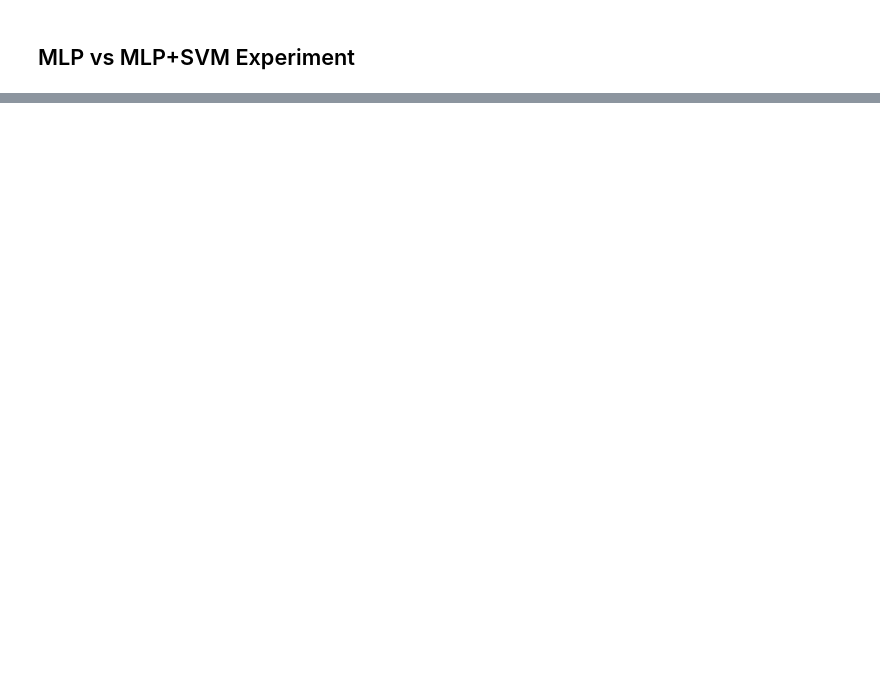
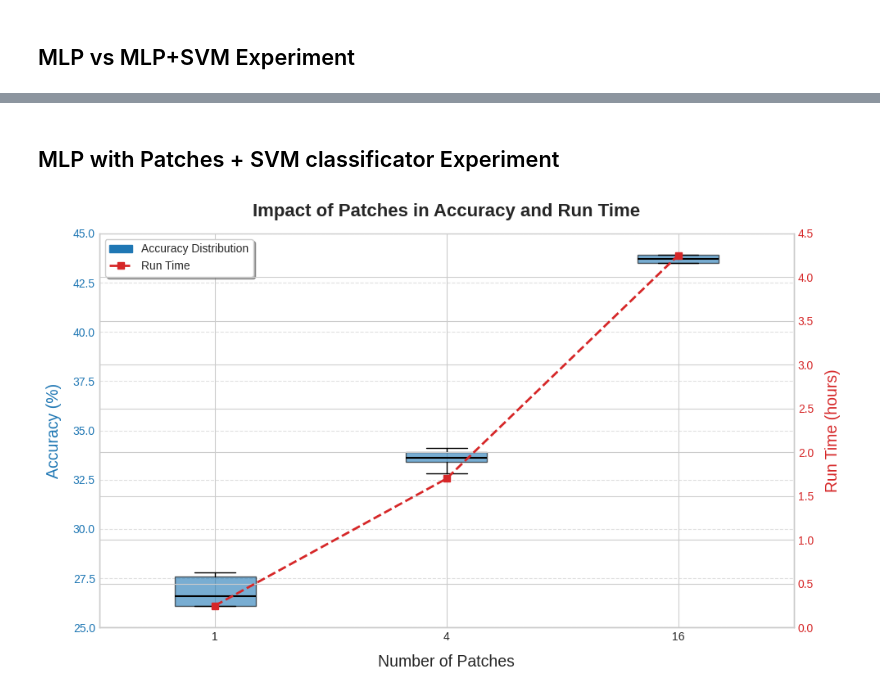
Before and after one commit to MCV-C3/project-5, a Jupyter notebook: Week2/plots.ipynb, the cells around one changed output, grey strips where cells are left out. Saved outputs shown, nothing was run; the diff lists cells and outputs as text; code cells hidden in the pictures; blank space fills up the shorter version.

```diff
--- a/Week2/plots.ipynb
+++ b/Week2/plots.ipynb
@@ -266,0 +286,23 @@ plot_performance_boxplots(performance_data_folds, title="Comparison of MLP vs ML
+# %% [markdown]
+## MLP with Patches + SVM classificator Experiment
+# %%
+performance_image_size = {
+    'Data':{
+        'Accuracy':{
+            '1': [27.6, 26.6, 27.8, 26.1, 26.1],
+            '4': [33.9, 34.1, 33.6, 32.8, 33.4],
+            '16': [43.5, 43.5, 43.7, 43.9, 43.9],
+        },
+        'Runtime':{
+            '1': 0.25,
+            '4': 1.7,
+            '16': 4.25
+        }
+    }
+}
+
+plot_spatial_pyramids_boxplots(performance_image_size, title="Impact of Patches in Accuracy and Run Time",
+                               y1_dim=[25,45], y2_dim=[0, 4.5], x_text="", x_axis_label="Number of Patches", bp_width=0.35,
+                               y_axis_label_2="Run Time (hours)")
+# %% [output]
+[figure, added]
```
Also changed, not shown: parts of 11 cells of this notebook.
